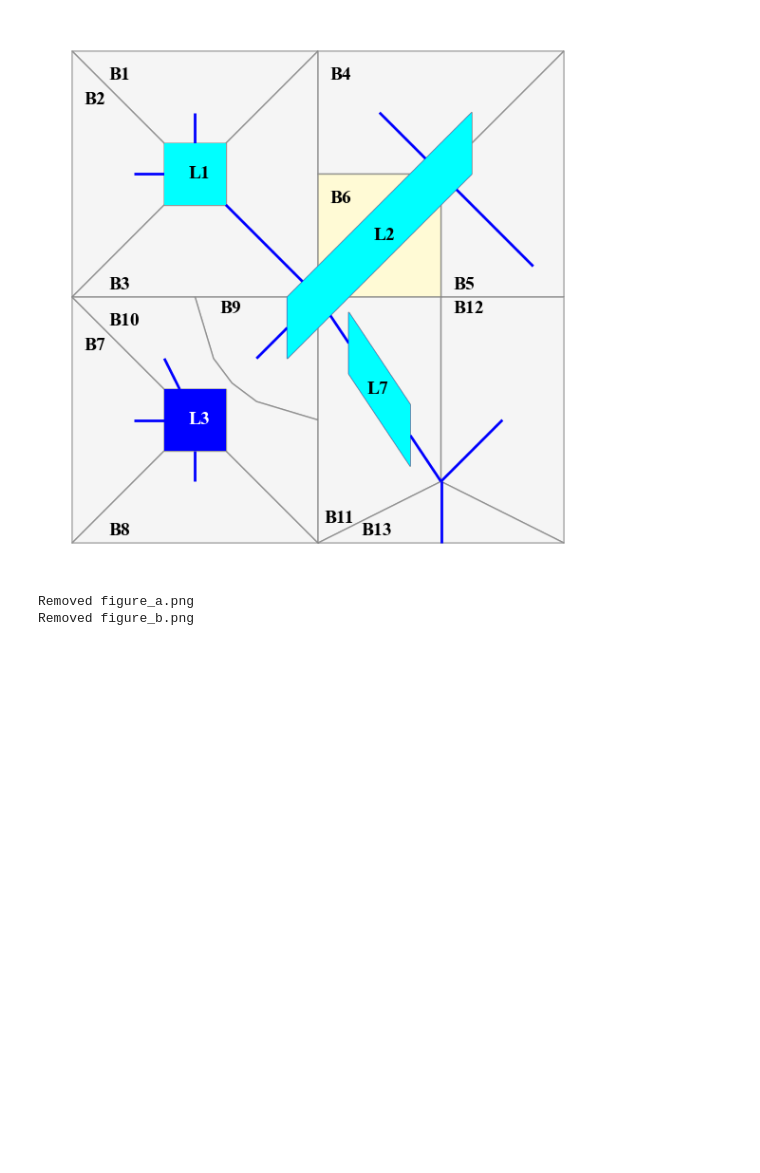
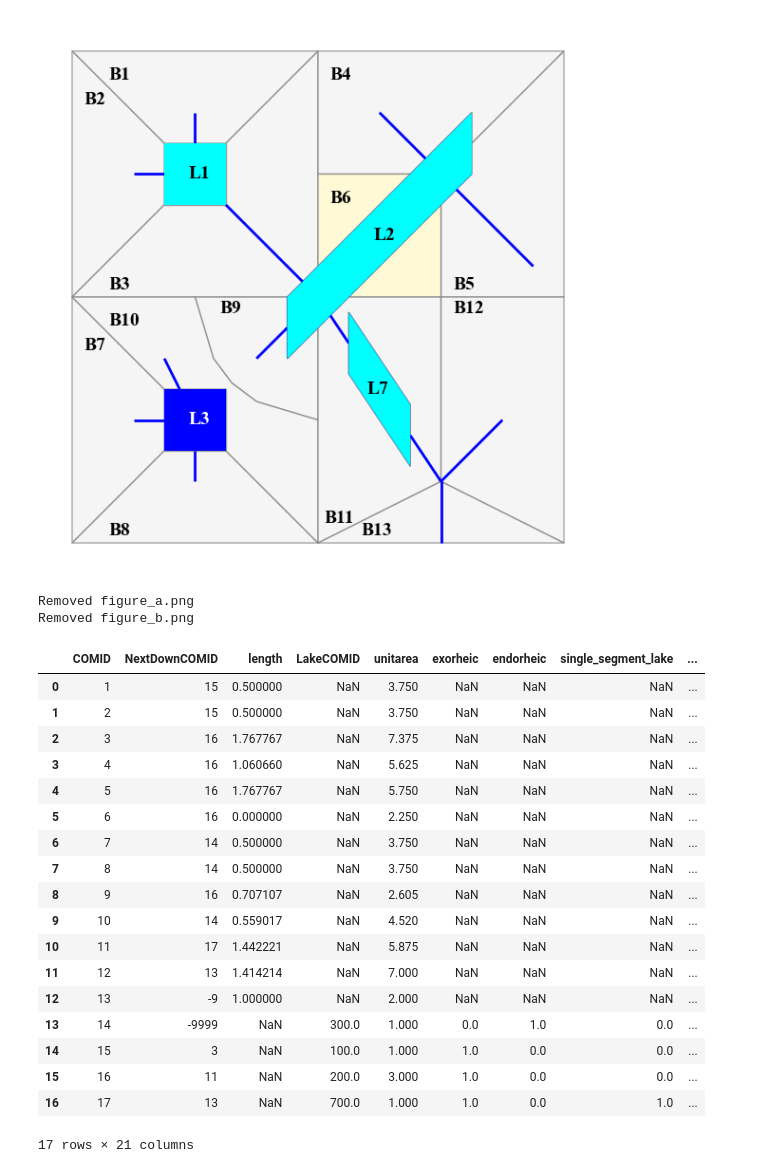
Before and after one commit to ShervanGharari/RiverLakeNetwork, a Jupyter notebook: examples/Case01_IllustrativeExample/IllustrativeExample.ipynb, the cells around one changed output. Saved outputs shown, nothing was run; the diff lists cells and outputs as text; code cells hidden in the pictures; blank space fills up the shorter version.

Commit message:
minor change in test

```diff
--- a/examples/Case01_IllustrativeExample/IllustrativeExample.ipynb
+++ b/examples/Case01_IllustrativeExample/IllustrativeExample.ipynb
@@ -377,3 +377,26 @@ bl.cat.to_file("cat.gpkg")
 bl.riv.to_file("riv.gpkg")
 # %%
 bl.lake.to_file("lake.gpkg")
+# %%
+riv = gpd.read_file("../../tests/test_1/riv.gpkg")
+riv
+# %% [output]
+|  | COMID | NextDownCOMID | length | LakeCOMID | unitarea | exorheic | endorheic | single_segment_lake | ... |
+| 0 | 1 | 15 | 0.500000 | NaN | 3.750 | NaN | NaN | NaN | ... |
+| 1 | 2 | 15 | 0.500000 | NaN | 3.750 | NaN | NaN | NaN | ... |
+| 2 | 3 | 16 | 1.767767 | NaN | 7.375 | NaN | NaN | NaN | ... |
+| 3 | 4 | 16 | 1.060660 | NaN | 5.625 | NaN | NaN | NaN | ... |
+| 4 | 5 | 16 | 1.767767 | NaN | 5.750 | NaN | NaN | NaN | ... |
+| 5 | 6 | 16 | 0.000000 | NaN | 2.250 | NaN | NaN | NaN | ... |
+| 6 | 7 | 14 | 0.500000 | NaN | 3.750 | NaN | NaN | NaN | ... |
+| 7 | 8 | 14 | 0.500000 | NaN | 3.750 | NaN | NaN | NaN | ... |
+| 8 | 9 | 16 | 0.707107 | NaN | 2.605 | NaN | NaN | NaN | ... |
+| 9 | 10 | 14 | 0.559017 | NaN | 4.520 | NaN | NaN | NaN | ... |
+| 10 | 11 | 17 | 1.442221 | NaN | 5.875 | NaN | NaN | NaN | ... |
+| 11 | 12 | 13 | 1.414214 | NaN | 7.000 | NaN | NaN | NaN | ... |
+| 12 | 13 | -9 | 1.000000 | NaN | 2.000 | NaN | NaN | NaN | ... |
+| 13 | 14 | -9999 | NaN | 300.0 | 1.000 | 0.0 | 1.0 | 0.0 | ... |
+| 14 | 15 | 3 | NaN | 100.0 | 1.000 | 1.0 | 0.0 | 0.0 | ... |
+| 15 | 16 | 11 | NaN | 200.0 | 3.000 | 1.0 | 0.0 | 0.0 | ... |
+| 16 | 17 | 13 | NaN | 700.0 | 1.000 | 1.0 | 0.0 | 1.0 | ... |
+17 rows × 21 columns
```
Also changed, not shown: 1 other file.
